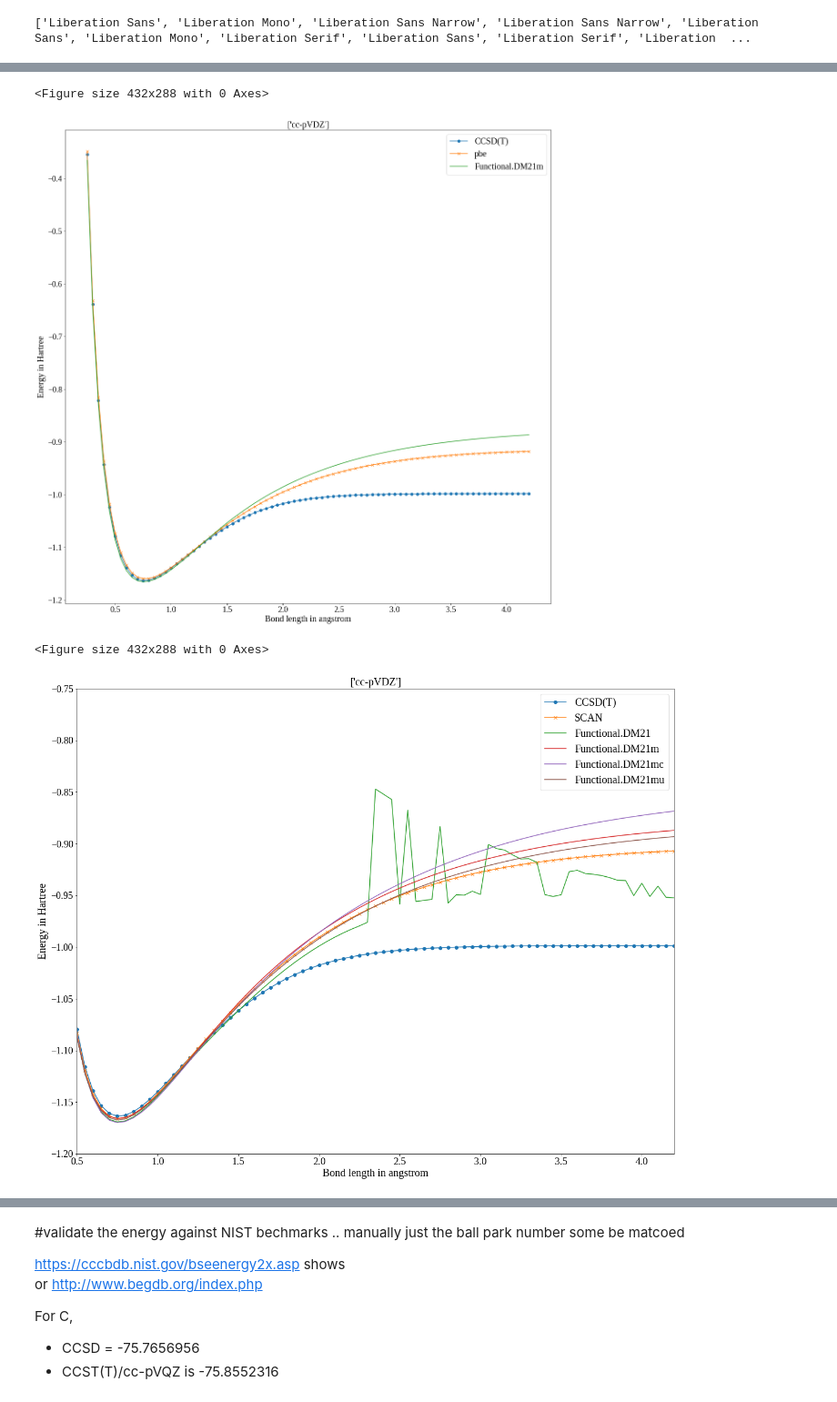
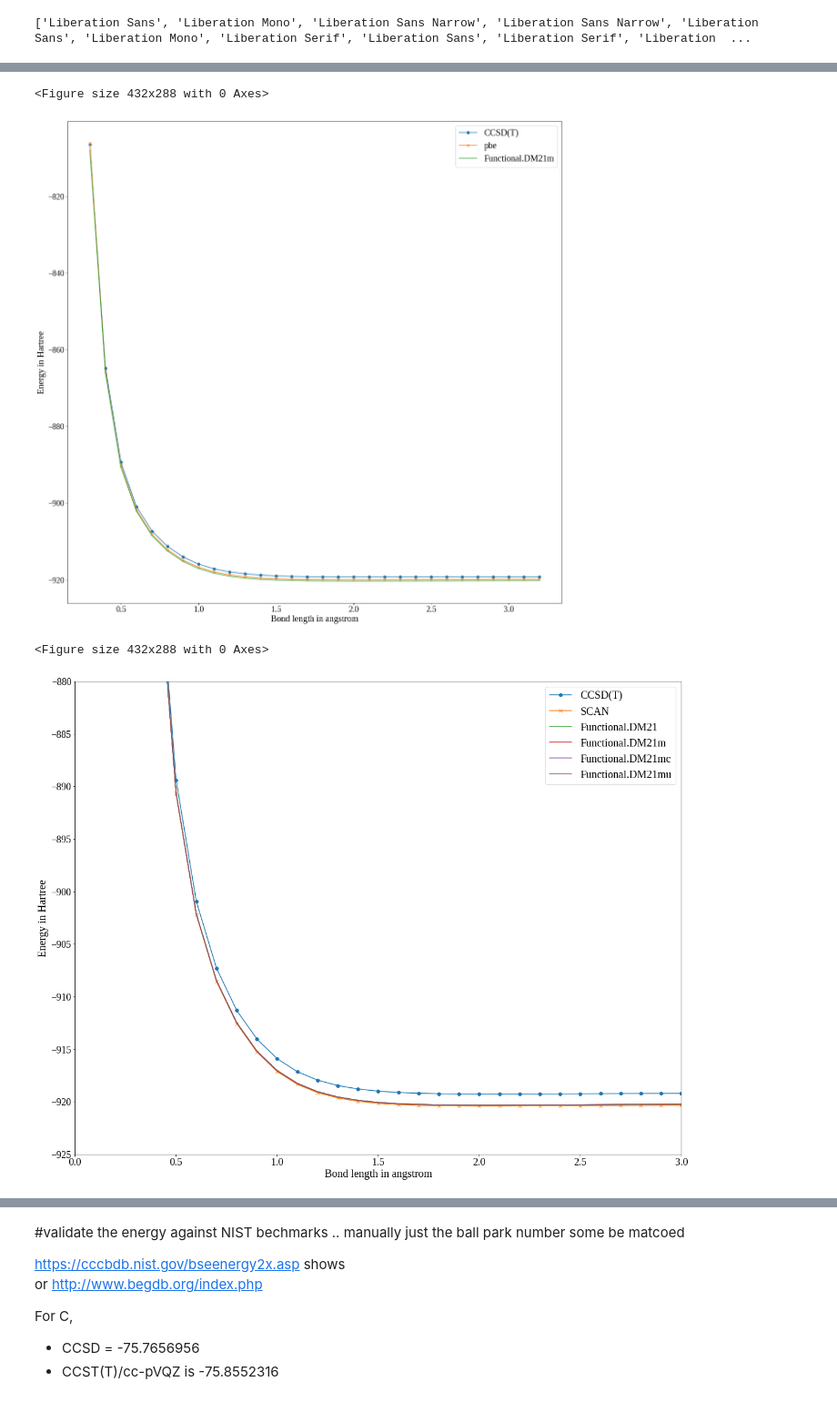
Before and after one commit to rajagopalmotivate/MLinQuantamScience, a Jupyter notebook: Nandri_Nandri_DM21_plot_energy_vs_bond_lenght_ver_J400_12_Jun_2022_WORKS_Well_H.ipynb, the cells around one changed output, grey strips where cells are left out. Shown at 91% size. Cells and saved outputs as stored; diff of their text form; code cells hidden in the pictures.

```diff
--- a/Nandri_Nandri_DM21_plot_energy_vs_bond_lenght_ver_J400_12_Jun_2022_WORKS_Well_H.ipynb
+++ b/Nandri_Nandri_DM21_plot_energy_vs_bond_lenght_ver_J400_12_Jun_2022_WORKS_Well_H.ipynb
@@ -13,3 +7,9 @@ elementname ='H'
+# %%
+EXPNO ='ENERGYVsBOND_0003_Cl'
+
+dictPeriodicTable = {'Cl': 17}
+
+elementname ='Cl'
 # %%
 firstTimeorRestart = True
 # %% [markdown]
@@ -388,6 +388,8 @@ functionalsList = ['b3lyp','M06-2X' , 'SCAN'    ,'wB97X-V',  'PW6B95' ,  'pbe' ,
 
 functionalsList = [ 'b3lyp', 'SCAN'  , 'wB97X-V'  , 'pbe', 'M06-2X' ,'PW6B95'  ]
 
+functionalsList = [ 'b3lyp',  'wB97X-V' , 'SCAN'  ,   'pbe'  ]
+
 
 #functionalsList = ['b3lyp']
 # %%
@@ -605,8 +607,8 @@ fci_energies = []
 bond_lengths = []
 Mole_bond_defintions = []
 # %%
-n_points = 80
-bond_length_interval = 4.0 / n_points
+n_points = 30
+bond_length_interval = 3.0 / n_points
 # %%
 
 for i in range(0, len(ValidatedBasisSetSOURCE)):
@@ -825,9 +829,9 @@ choiceDFT = ['CCSDT',   'pbe' ,    'Functional.DM21m']
 plotNand(choiceDFT , myfigsize=(20, 20), myfontsize=20)
 # %% [output]
 <Figure size 432x288 with 0 Axes>
-[figure, old version]
+[figure, new version]
 # %%
-def plotNandZOOM(choiceDFT , myfigsize=(12, 10), myfontsize=20, ylimits=[-170,-10], xlimits=[0, 4]):
+def plotNandZOOM(choiceDFT , myfigsize=(12, 10), myfontsize=20, ylimits=[-170,-10], xlimits=[0, 4], mytitle=''):
   plt.figure(0)
 
 
@@ -857,20 +861,20 @@ def plotNandZOOM(choiceDFT , myfigsize=(12, 10), myfontsize=20, ylimits=[-170,-1
       lengendlist.append(str(aDMFunctionalvalue))
 
 
-
+  plt.title(mytitle,  fontsize = myfontsize)
   plt.legend(lengendlist,  fontsize = myfontsize)
-  plt.rc('xtick',labelsize=myfontsize-1)
-  plt.rc('ytick',labelsize=myfontsize-2)
+  plt.rc('xtick',labelsize=myfontsize-6)
+  plt.rc('ytick',labelsize=myfontsize-6)
   plt.ylabel('Energy in Hartree', fontsize = myfontsize)
-  plt.xlabel('Bond length in angstrom', fontsize = myfontsize)
+  plt.xlabel('length in angstrom', fontsize = myfontsize)
   plt.show()
 # %%
 choiceDFT = ['CCSDT',   'SCAN' ,  'Functional.DM21', 'Functional.DM21m', 'Functional.DM21mu', 'Functional.DM21mc' ]
 
-plotNandZOOM(choiceDFT , myfigsize=(20, 16), myfontsize=20, ylimits = [-1.2, -0.75], xlimits = [0.5, 4.2])
+plotNandZOOM(choiceDFT , myfigsize=(20, 16), myfontsize=20, ylimits = [-925, -880], xlimits = [0.0, 3])
 # %% [output]
 <Figure size 432x288 with 0 Axes>
-[figure, old version]
+[figure, new version]
 # %%
 choiceDFT = ['CCSDT',   'pbe' ,  'Functional.DM21', 'Functional.DM21m', 'Functional.DM21mu', 'Functional.DM21mc' ]
 
```
Also changed, not shown: parts of 27 cells of this notebook.
